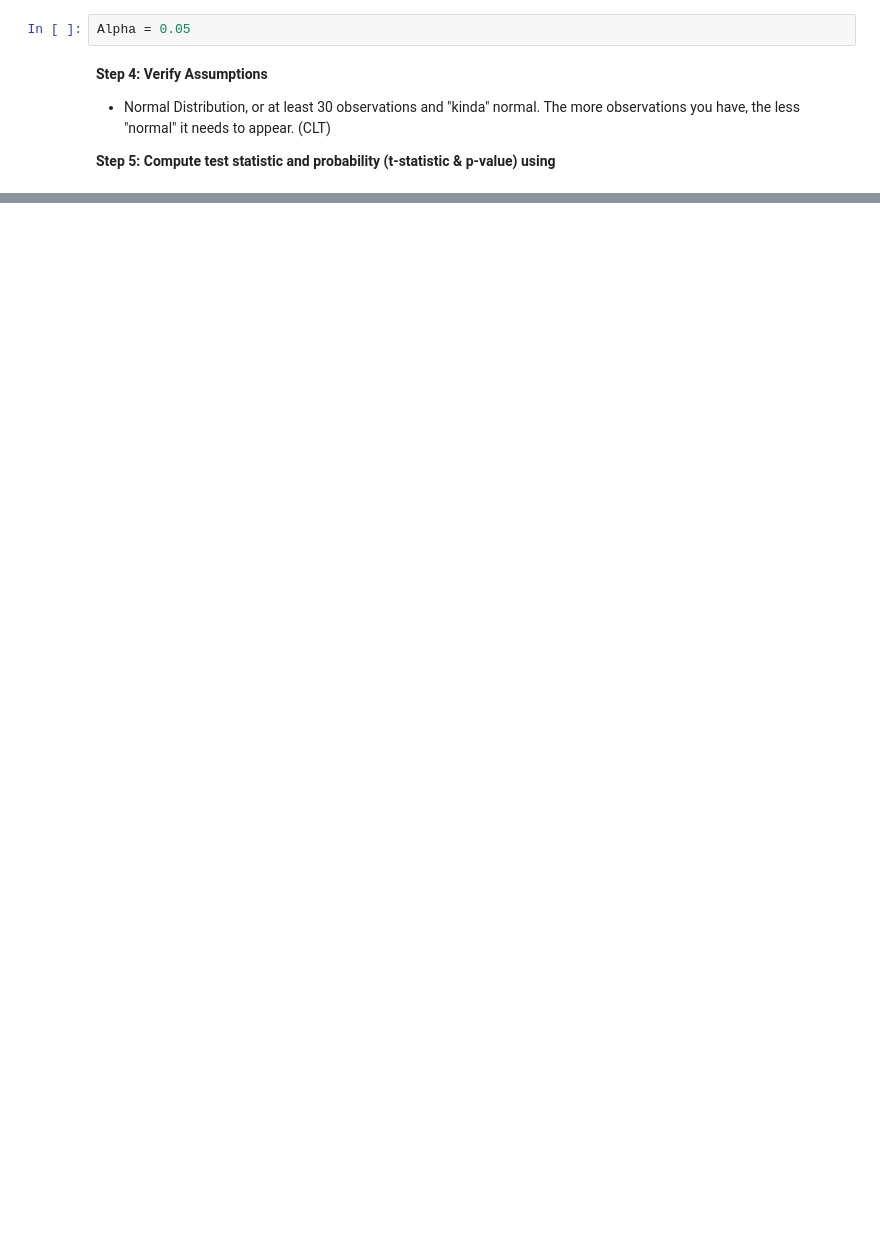
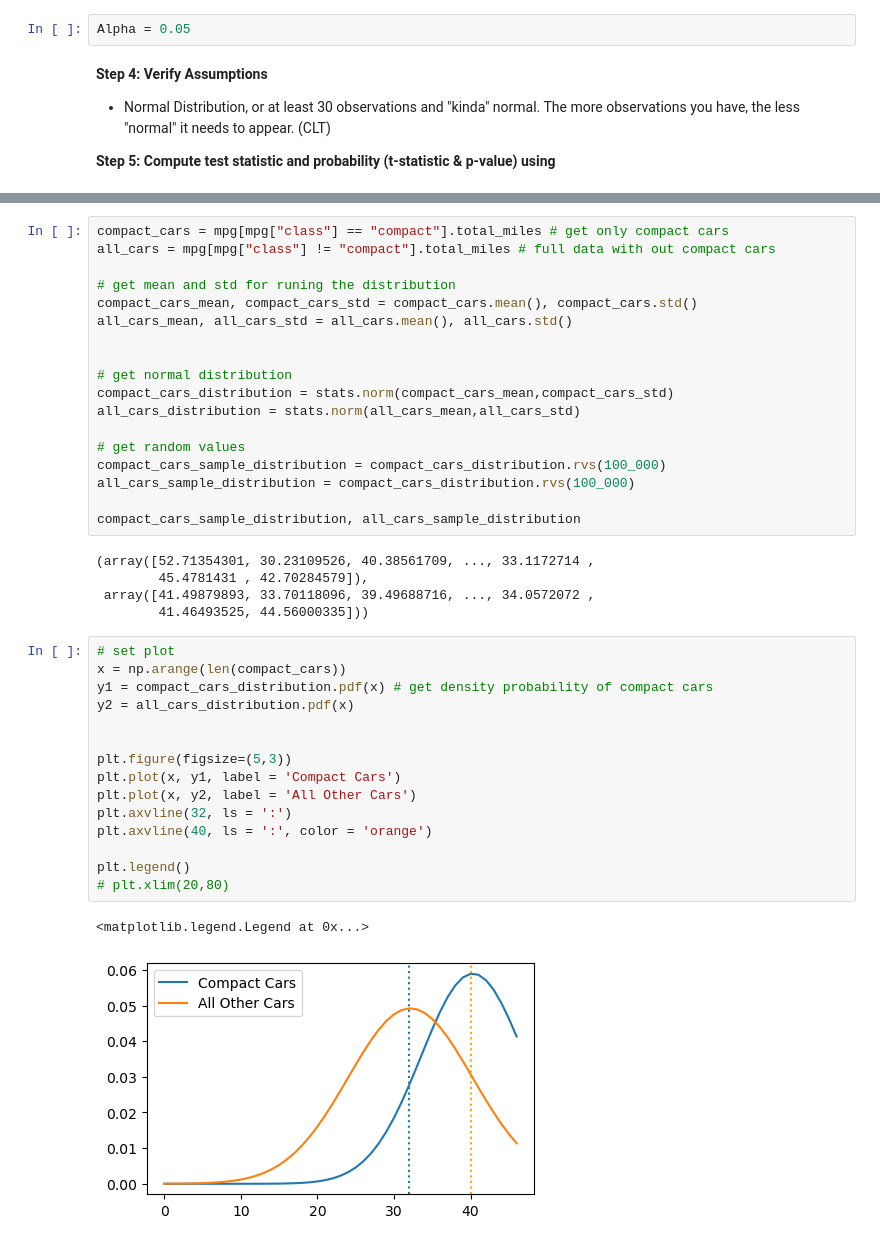
Before and after one commit to MigashaneVictoire/statistics-exercises, a Jupyter notebook: hypothesis_testing.ipynb, the cells around one changed output, grey strips where cells are left out. Saved outputs shown, nothing was run; the diff lists cells and outputs as text; blank space fills up the shorter version.

```diff
--- a/hypothesis_testing.ipynb
+++ b/hypothesis_testing.ipynb
@@ -220,0 +287,41 @@ t_stats,p_value
+# %%
+compact_cars = mpg[mpg["class"] == "compact"].total_miles # get only compact cars
+all_cars = mpg[mpg["class"] != "compact"].total_miles # full data with out compact cars
+
+# get mean and std for runing the distribution
+compact_cars_mean, compact_cars_std = compact_cars.mean(), compact_cars.std()
+all_cars_mean, all_cars_std = all_cars.mean(), all_cars.std()
+
+
+# get normal distribution
+compact_cars_distribution = stats.norm(compact_cars_mean,compact_cars_std)
+all_cars_distribution = stats.norm(all_cars_mean,all_cars_std)
+
+# get random values
+compact_cars_sample_distribution = compact_cars_distribution.rvs(100_000)
+all_cars_sample_distribution = compact_cars_distribution.rvs(100_000)
+
+compact_cars_sample_distribution, all_cars_sample_distribution
+# %% [output]
+(array([52.71354301, 30.23109526, 40.38561709, ..., 33.1172714 ,
+        45.4781431 , 42.70284579]),
+ array([41.49879893, 33.70118096, 39.49688716, ..., 34.0572072 ,
+        41.46493525, 44.56000335]))
+# %%
+# set plot
+x = np.arange(len(compact_cars))
+y1 = compact_cars_distribution.pdf(x) # get density probability of compact cars
+y2 = all_cars_distribution.pdf(x)
+
+
+plt.figure(figsize=(5,3))
+plt.plot(x, y1, label = 'Compact Cars')
+plt.plot(x, y2, label = 'All Other Cars')
+plt.axvline(32, ls = ':')
+plt.axvline(40, ls = ':', color = 'orange')
+
+plt.legend()
+# plt.xlim(20,80)
+# %% [output]
+<matplotlib.legend.Legend at 0x...>
+[figure, added]
```
Also changed, not shown: parts of 56 cells of this notebook, 1 other file.
